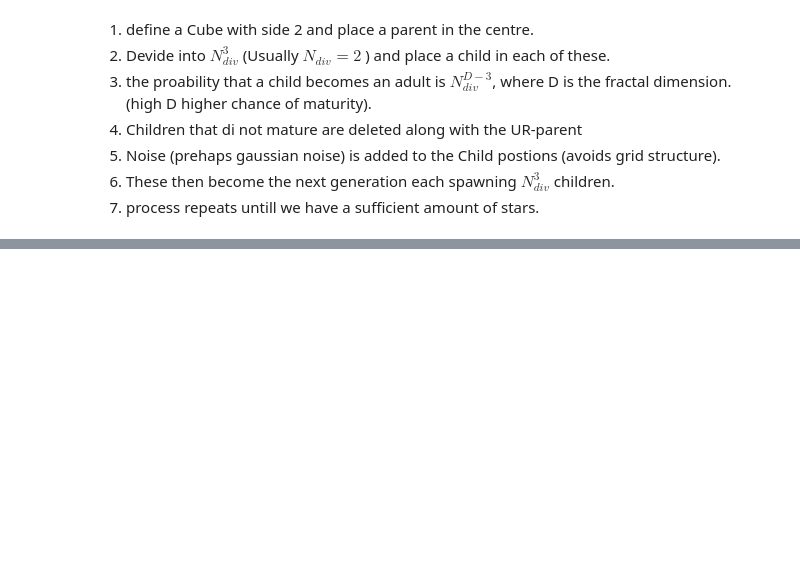
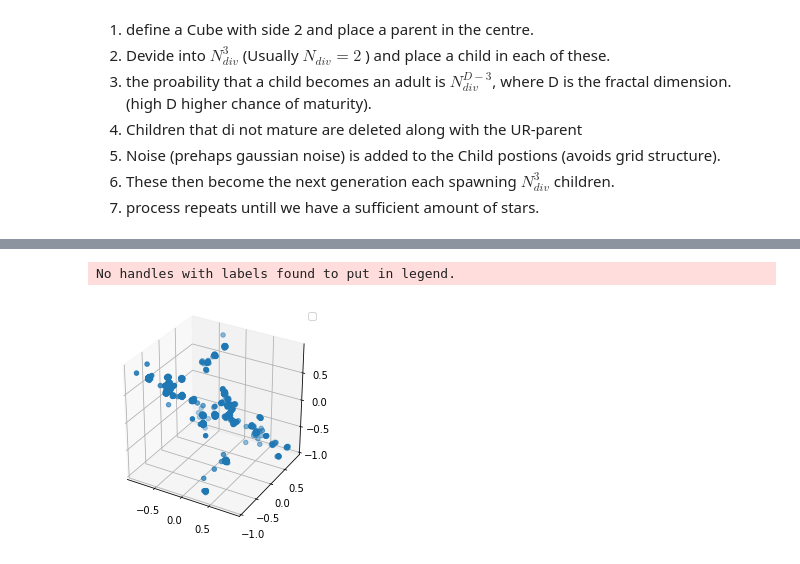
Before and after one commit to RhysAlfShaw/MSc_Project_Code, a Jupyter notebook: Generating_Substructure.ipynb, the cells around one changed output, grey strips where cells are left out. Saved outputs shown, nothing was run; the diff lists cells and outputs as text; code cells hidden in the pictures; blank space fills up the shorter version.

```diff
--- a/Generating_Substructure.ipynb
+++ b/Generating_Substructure.ipynb
@@ -65,3 +120,13 @@ def guassian_Noise():
+# %%
+fig = plt.figure()
+ax = fig.add_subplot(111,projection='3d')
+ax.scatter(parent[:,0],parent[:,1],parent[:,2])
+ax.set_box_aspect([1,1,1]) #figsize changes to appropriate dimentions
+plt.legend()
+plt.show()
+# %% [output]
+No handles with labels found to put in legend.
+[figure, added]
 # %%
 N = 10
 
```
Also changed, not shown: parts of 8 cells of this notebook.
